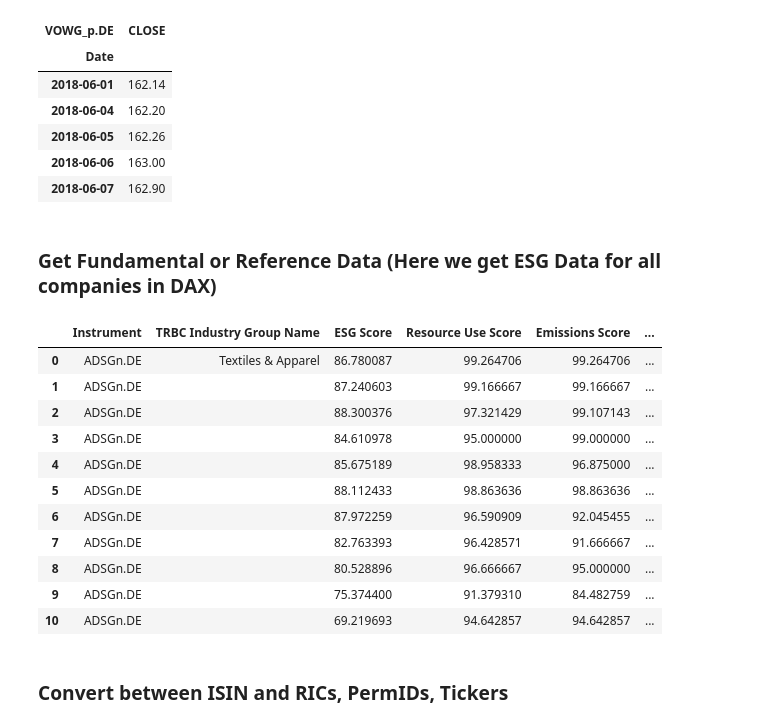
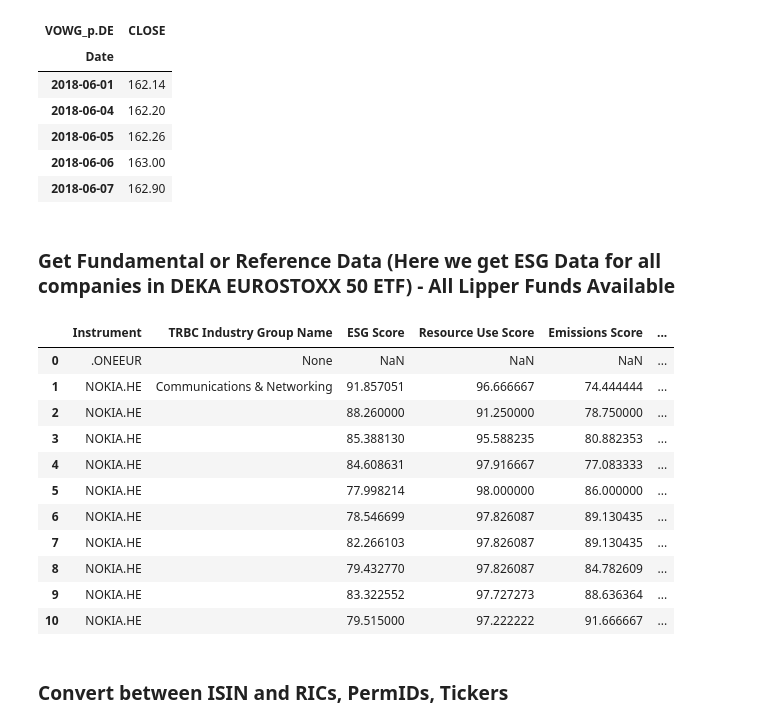
Before and after one commit to JasonRam/Dash_Framework_Sample_Symbioticon2018, a Jupyter notebook: Symbioticon2018_Eikon_API_demo.ipynb, the cells around one changed output. Saved outputs shown, nothing was run; the diff lists cells and outputs as text; code cells hidden in the pictures.

```diff
--- a/Symbioticon2018_Eikon_API_demo.ipynb
+++ b/Symbioticon2018_Eikon_API_demo.ipynb
@@ -47,32 +47,32 @@ df4.head()
 | 2018-06-06 | 163.00 |
 | 2018-06-07 | 162.90 |
 # %% [markdown]
-### Get Fundamental or Reference Data (Here we get ESG Data for all companies in DAX)
+### Get Fundamental or Reference Data (Here we get ESG Data for all companies in DEKA EUROSTOXX 50 ETF) - All Lipper Funds Available
 # %%
-RICS = ['0#.GDAXI']
+RICS = ['Portfolio(ETFSX5E)']
 fields =['TR.TRBCIndustryGroup','TR.TRESGScore(SDate=0,EDate=-10,Frq=FY)','TR.TRESGResourceUseScore(SDate=0,EDate=-10,FRQ=FY)',
          'TR.TRESGEmissionsScore(SDate=0,EDate=-10,FRQ=FY)','TR.TRESGInnovationScore(SDate=0,EDate=-10,FRQ=FY)',
          'TR.TRESGWorkforceScore(SDate=0,EDate=-10,Frq=FY)', 'TR.TRESGHumanRightsScore(SDate=0,EDate=-10,Frq=FY)',
          'TR.TRESGCommunityScore(SDate=0,EDate=-10,Frq=FY)', 'TR.TRESGProductResponsibilityScore(SDate=0,EDate=-10,Frq=FY)',
          'TR.TRESGManagementScore(SDate=0,EDate=-10,Frq=FY)','TR.TRESGCSRStrategyScore(SDate=0,EDate=-10,Frq=FY)',
          'TR.TRESGCScore(SDate=0,EDate=-10,Frq=FY)','TR.TRESGCScore(SDate=0,EDate=-10,Frq=FY).date',
          'TR.OperatingMarginPercent(SDate=0,EDate=-10,Frq=FY)','TR.TotalReturnYTD(SDate=0,EDate=-10,Frq=FY)','TR.TotalReturnYTD(SDate=0,EDate=-10,Frq=FY).calcdate']
 
 ids,err=ek.get_data(RICS,fields=fields)
 ids.head(11)
 # %% [output]
 |  | Instrument | TRBC Industry Group Name | ESG Score | Resource Use Score | Emissions Score | ... |
-| 0 | ADSGn.DE | Textiles & Apparel | 86.780087 | 99.264706 | 99.264706 | ... |
-| 1 | ADSGn.DE |  | 87.240603 | 99.166667 | 99.166667 | ... |
-| 2 | ADSGn.DE |  | 88.300376 | 97.321429 | 99.107143 | ... |
-| 3 | ADSGn.DE |  | 84.610978 | 95.000000 | 99.000000 | ... |
-| 4 | ADSGn.DE |  | 85.675189 | 98.958333 | 96.875000 | ... |
-| 5 | ADSGn.DE |  | 88.112433 | 98.863636 | 98.863636 | ... |
-| 6 | ADSGn.DE |  | 87.972259 | 96.590909 | 92.045455 | ... |
-| 7 | ADSGn.DE |  | 82.763393 | 96.428571 | 91.666667 | ... |
-| 8 | ADSGn.DE |  | 80.528896 | 96.666667 | 95.000000 | ... |
-| 9 | ADSGn.DE |  | 75.374400 | 91.379310 | 84.482759 | ... |
-| 10 | ADSGn.DE |  | 69.219693 | 94.642857 | 94.642857 | ... |
+| 0 | .ONEEUR | None | NaN | NaN | NaN | ... |
+| 1 | NOKIA.HE | Communications & Networking | 91.857051 | 96.666667 | 74.444444 | ... |
+| 2 | NOKIA.HE |  | 88.260000 | 91.250000 | 78.750000 | ... |
+| 3 | NOKIA.HE |  | 85.388130 | 95.588235 | 80.882353 | ... |
+| 4 | NOKIA.HE |  | 84.608631 | 97.916667 | 77.083333 | ... |
+| 5 | NOKIA.HE |  | 77.998214 | 98.000000 | 86.000000 | ... |
+| 6 | NOKIA.HE |  | 78.546699 | 97.826087 | 89.130435 | ... |
+| 7 | NOKIA.HE |  | 82.266103 | 97.826087 | 89.130435 | ... |
+| 8 | NOKIA.HE |  | 79.432770 | 97.826087 | 84.782609 | ... |
+| 9 | NOKIA.HE |  | 83.322552 | 97.727273 | 88.636364 | ... |
+| 10 | NOKIA.HE |  | 79.515000 | 97.222222 | 91.666667 | ... |
 # %% [markdown]
 ### Convert between ISIN and RICs, PermIDs, Tickers
 # %%
```
